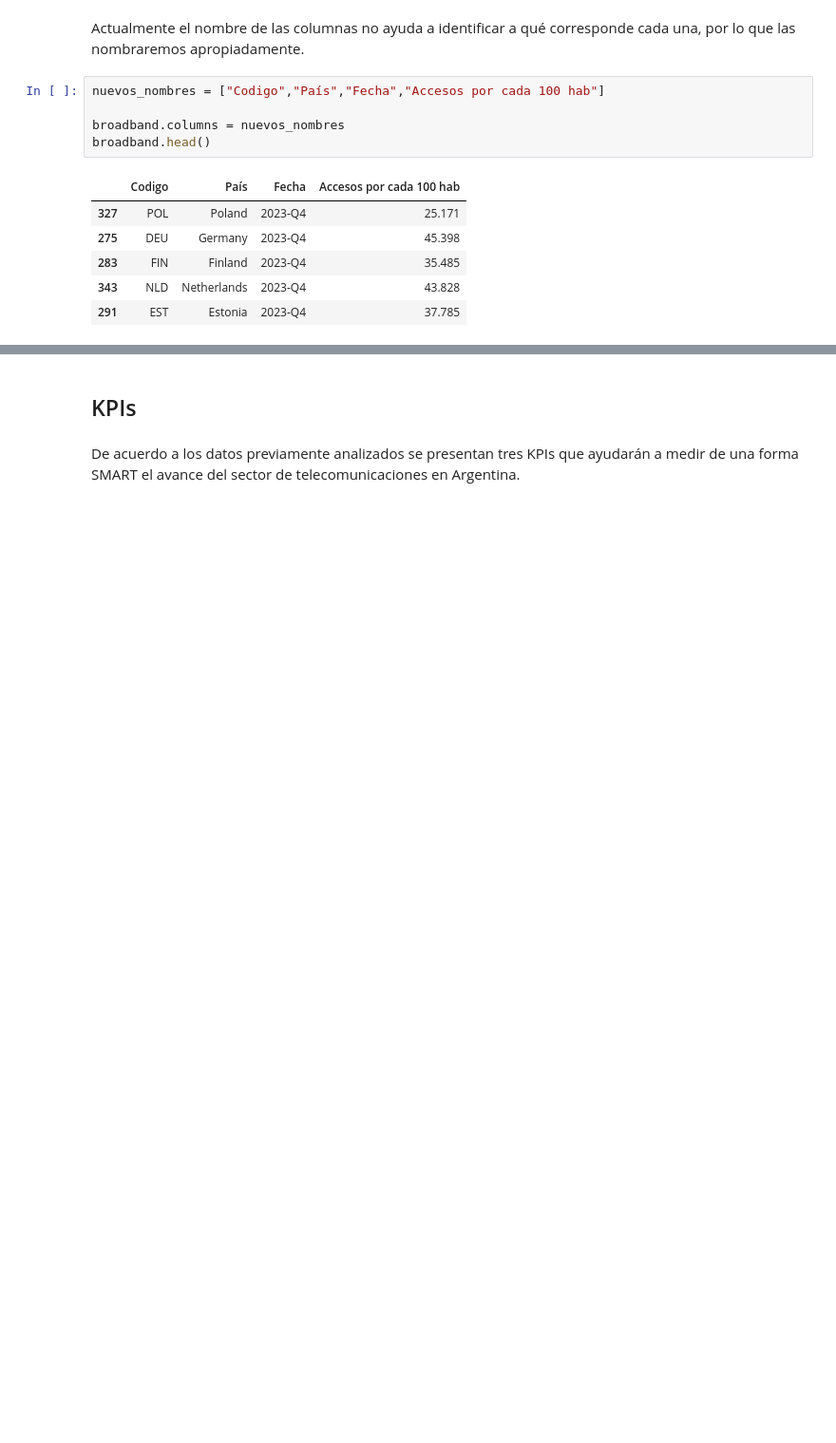
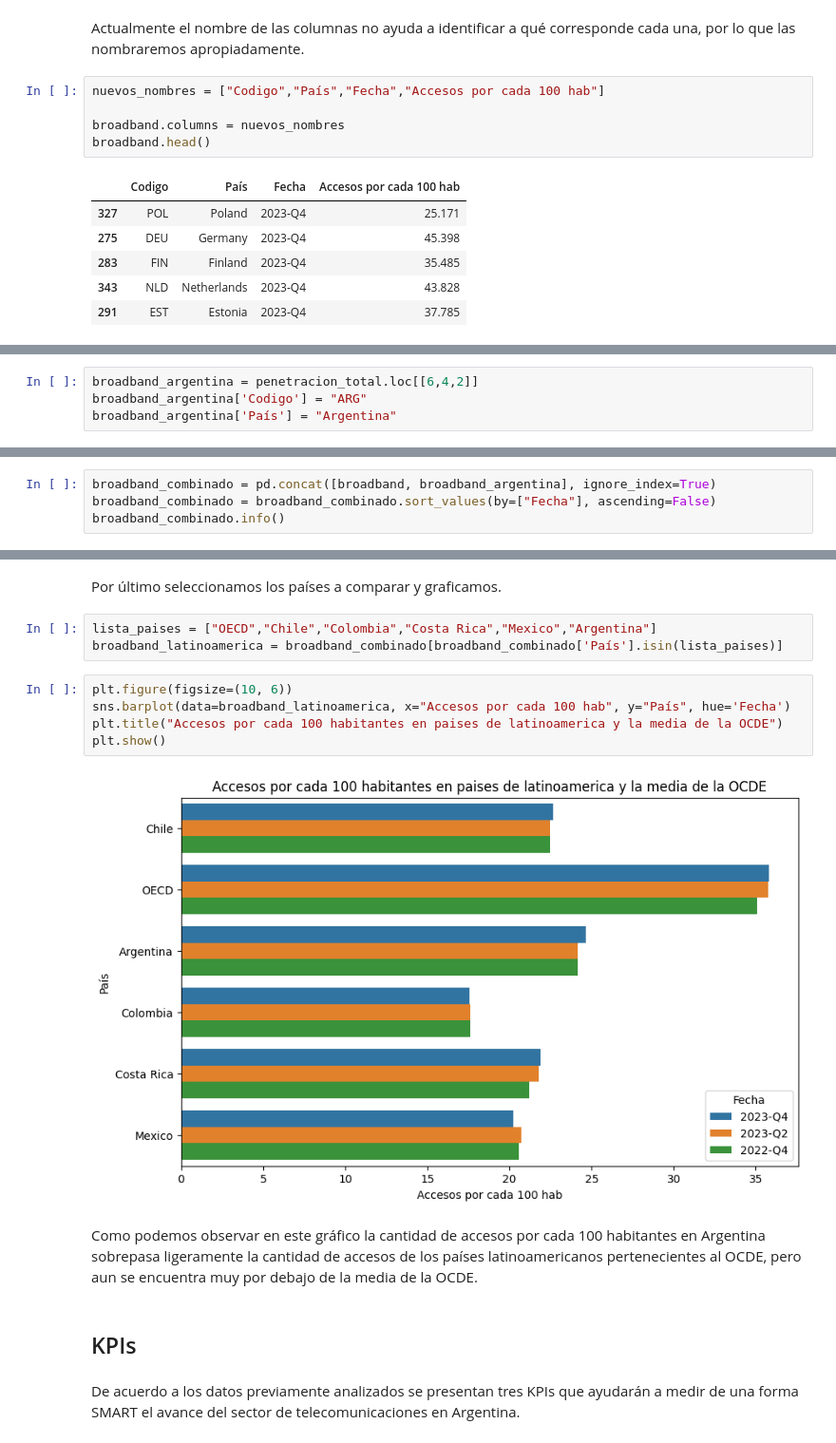
Before and after one commit to juanka94/Telecom-Data-Analysis, a Jupyter notebook: EDA/Analisis Exploratorio de Datos.ipynb, the cells around one changed output, grey strips where cells are left out. Shown at 95% size. Saved outputs shown, nothing was run; the diff lists cells and outputs as text; blank space fills up the shorter version.

```diff
--- a/EDA/Analisis Exploratorio de Datos.ipynb
+++ b/EDA/Analisis Exploratorio de Datos.ipynb
@@ -606,0 +611,4 @@ broadband.head()
+# %%
+broadband_argentina = penetracion_total.loc[[6,4,2]]
+broadband_argentina['Codigo'] = "ARG"
+broadband_argentina['País'] = "Argentina"
@@ -606,0 +617,4 @@ broadband.head()
+# %%
+broadband_combinado = pd.concat([broadband, broadband_argentina], ignore_index=True)
+broadband_combinado = broadband_combinado.sort_values(by=["Fecha"], ascending=False)
+broadband_combinado.info()
@@ -607,3 +633,17 @@ broadband.head()
+# %% [markdown]
+Por último seleccionamos los países a comparar y graficamos.
+# %%
+lista_paises = ["OECD","Chile","Colombia","Costa Rica","Mexico","Argentina"]
+broadband_latinoamerica = broadband_combinado[broadband_combinado['País'].isin(lista_paises)]
+# %%
+plt.figure(figsize=(10, 6))
+sns.barplot(data=broadband_latinoamerica, x="Accesos por cada 100 hab", y="País", hue='Fecha')
+plt.title("Accesos por cada 100 habitantes en paises de latinoamerica y la media de la OCDE")
+plt.show()
+# %% [output]
+[figure, added]
+# %% [markdown]
+Como podemos observar en este gráfico la cantidad de accesos por cada 100 habitantes en Argentina sobrepasa ligeramente la cantidad de accesos de los países latinoamericanos pertenecientes al OCDE, pero aun se encuentra muy por debajo de la media de la OCDE.
 # %% [markdown]
 ## KPIs
 # %% [markdown]
```
Also changed, not shown: parts of 6 cells of this notebook, 4 other files.
